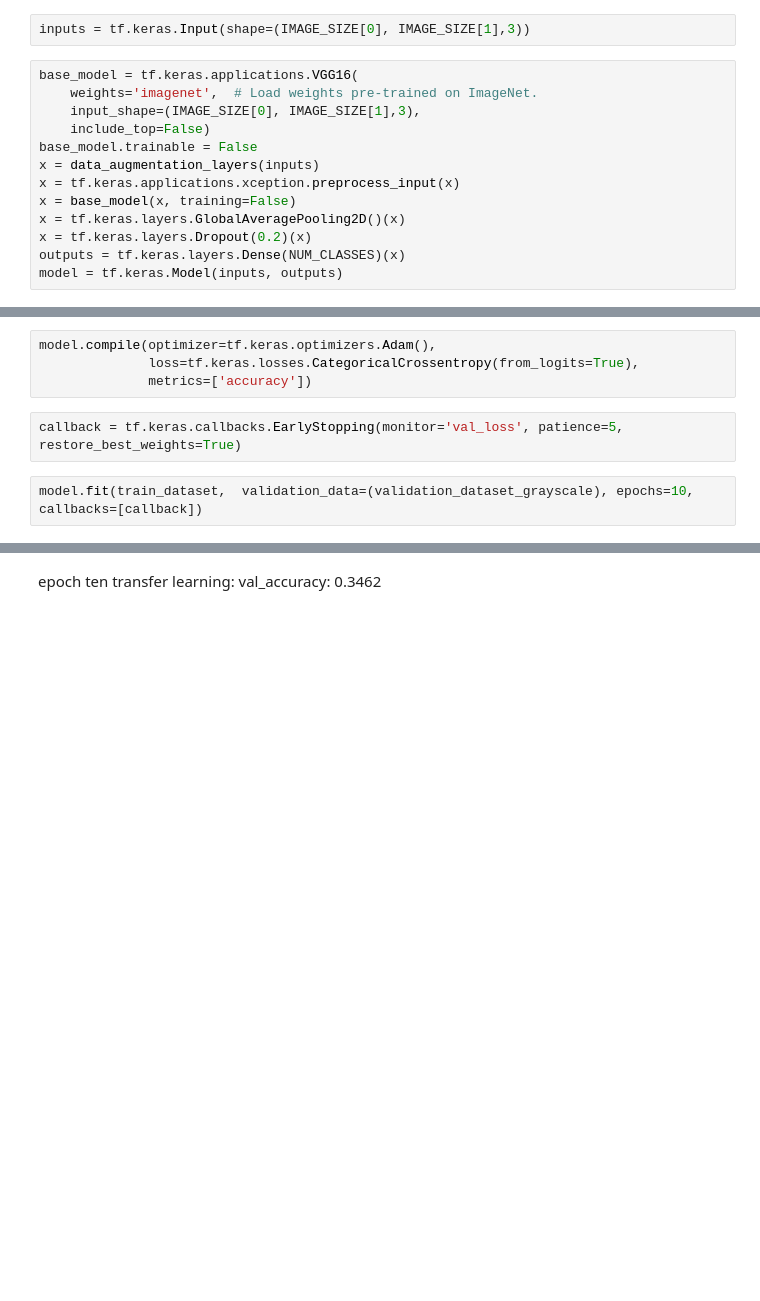
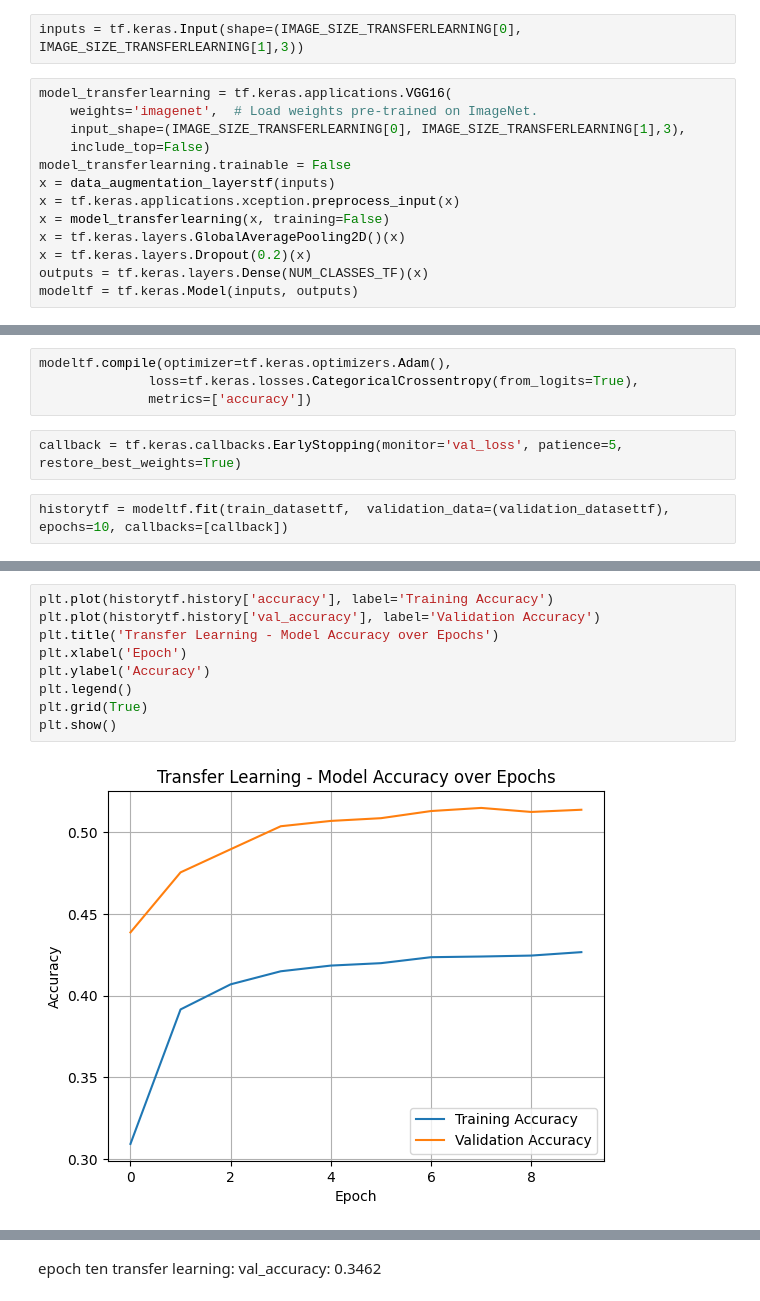
Before and after one commit to ConorPadraigMurphy/Gesture-Based-UI-Assignment-Two, a Jupyter notebook: g00399177.ipynb, the cells around one changed output, grey strips where cells are left out. Cells and saved outputs as stored; diff of their text form; blank space fills up the shorter version.

Commit message:
Added to Transfer Learning

```diff
--- a/g00399177.ipynb
+++ b/g00399177.ipynb
@@ -638,15 +729,15 @@ Predicted Class for MyHandTwoUp.jpg  (Should predict Two Up):  two_up
 # %%
-inputs = tf.keras.Input(shape=(IMAGE_SIZE[0], IMAGE_SIZE[1],3))
+inputs = tf.keras.Input(shape=(IMAGE_SIZE_TRANSFERLEARNING[0], IMAGE_SIZE_TRANSFERLEARNING[1],3))
 # %%
-base_model = tf.keras.applications.VGG16(
+model_transferlearning = tf.keras.applications.VGG16(
     weights='imagenet',  # Load weights pre-trained on ImageNet.
-    input_shape=(IMAGE_SIZE[0], IMAGE_SIZE[1],3),
+    input_shape=(IMAGE_SIZE_TRANSFERLEARNING[0], IMAGE_SIZE_TRANSFERLEARNING[1],3),
     include_top=False)
-base_model.trainable = False
-x = data_augmentation_layers(inputs)
+model_transferlearning.trainable = False
+x = data_augmentation_layerstf(inputs)
 x = tf.keras.applications.xception.preprocess_input(x)
-x = base_model(x, training=False)
+x = model_transferlearning(x, training=False)
 x = tf.keras.layers.GlobalAveragePooling2D()(x)
 x = tf.keras.layers.Dropout(0.2)(x)
-outputs = tf.keras.layers.Dense(NUM_CLASSES)(x)
-model = tf.keras.Model(inputs, outputs)
+outputs = tf.keras.layers.Dense(NUM_CLASSES_TF)(x)
+modeltf = tf.keras.Model(inputs, outputs)
@@ -653,11 +755,11 @@ model = tf.keras.Model(inputs, outputs)
 # %%
-model.compile(optimizer=tf.keras.optimizers.Adam(),
+modeltf.compile(optimizer=tf.keras.optimizers.Adam(),
               loss=tf.keras.losses.CategoricalCrossentropy(from_logits=True),
               metrics=['accuracy'])
 # %%
 callback = tf.keras.callbacks.EarlyStopping(monitor='val_loss', patience=5, restore_best_weights=True)
 # %%
-model.fit(train_dataset,  validation_data=(validation_dataset_grayscale), epochs=10, callbacks=[callback])
+historytf = modeltf.fit(train_datasettf,  validation_data=(validation_datasettf), epochs=10, callbacks=[callback])
 # %% [output]
 Epoch 1/10
 WARNING:tensorflow:Using a while_loop for converting RngReadAndSkip cause there is no registered converter for this op.
@@ -678 +781,12 @@ ValueError: in user code:
+# %%
+plt.plot(historytf.history['accuracy'], label='Training Accuracy')
+plt.plot(historytf.history['val_accuracy'], label='Validation Accuracy')
+plt.title('Transfer Learning - Model Accuracy over Epochs')
+plt.xlabel('Epoch')
+plt.ylabel('Accuracy')
+plt.legend()
+plt.grid(True)
+plt.show()
+# %% [output]
+[figure, added]
 # %%
```
Also changed, not shown: parts of 40 cells of this notebook.
